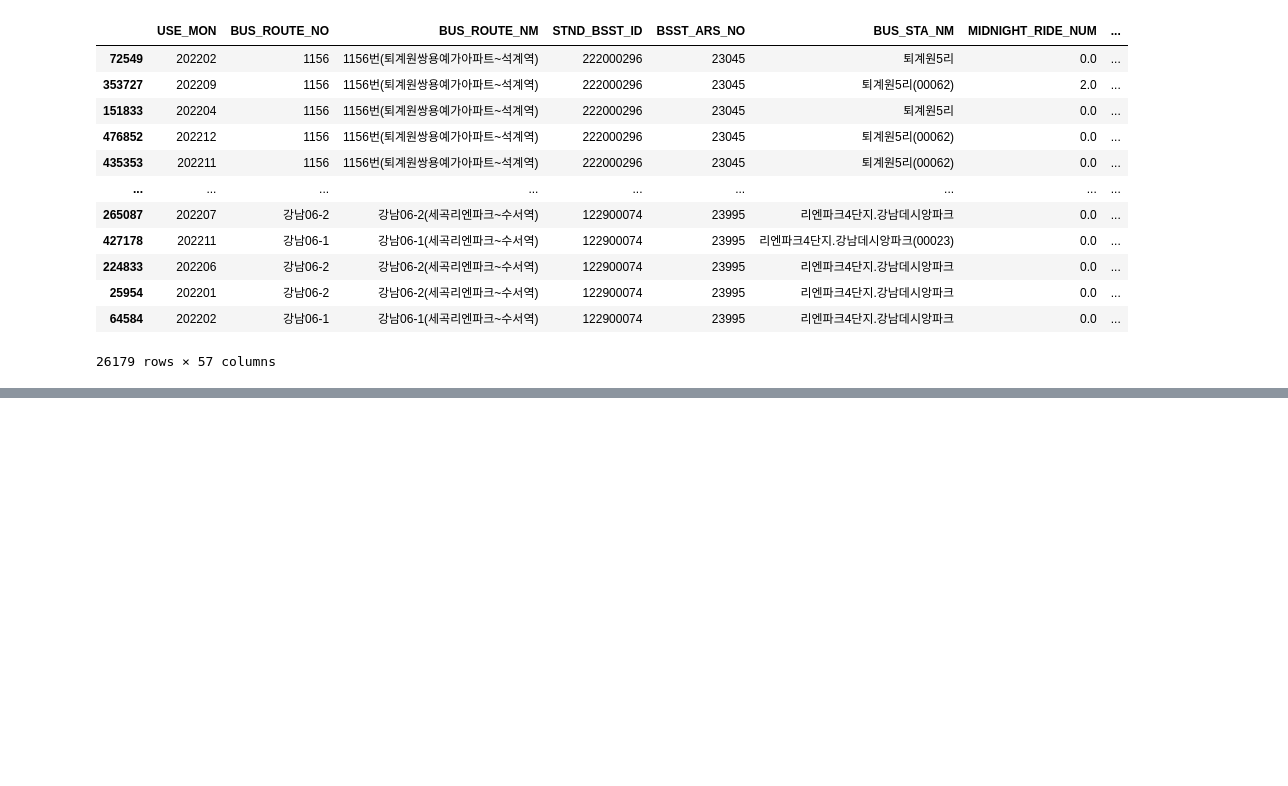
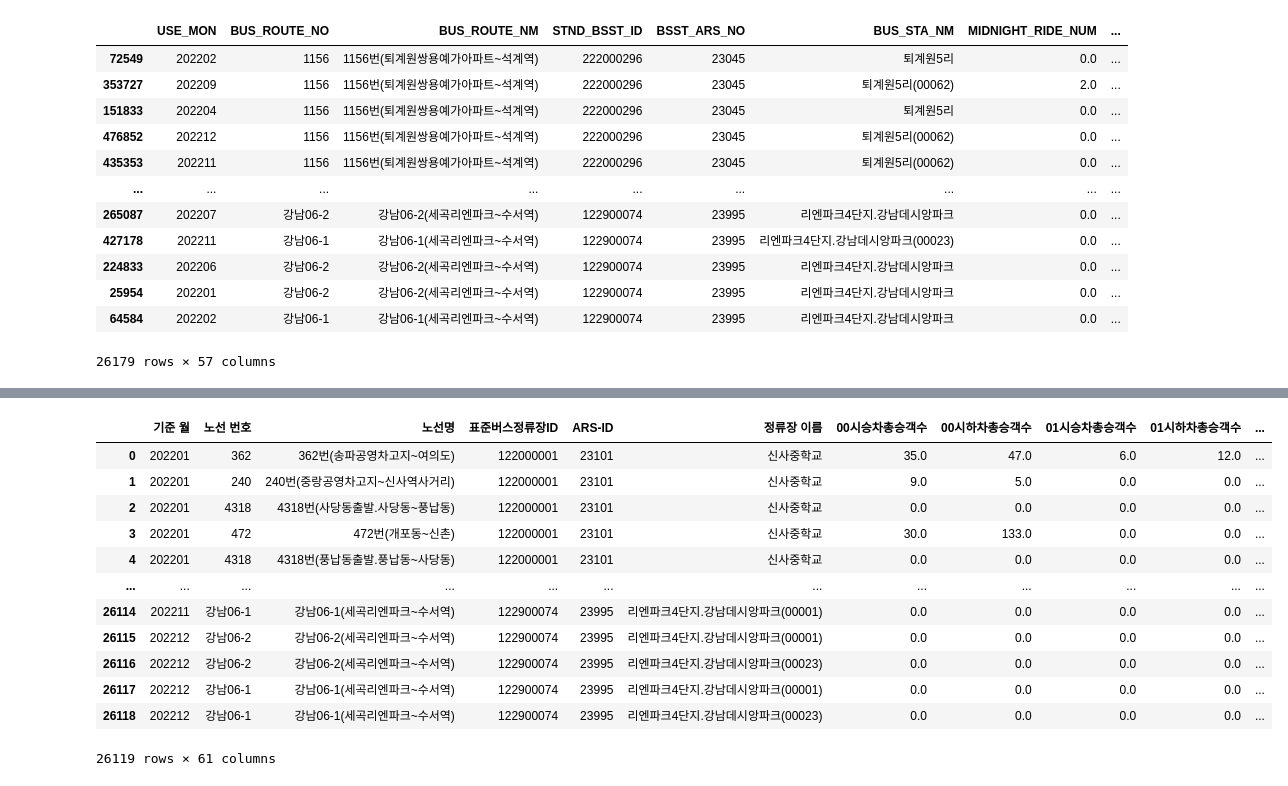
Before and after one commit to GyudongHan/Project_1, a Jupyter notebook: Untitled.ipynb, the cells around one changed output, grey strips where cells are left out. Saved outputs shown, nothing was run; the diff lists cells and outputs as text; code cells hidden in the pictures; blank space fills up the shorter version.

```diff
--- a/Untitled.ipynb
+++ b/Untitled.ipynb
@@ -140,0 +307,18 @@ check_df
+# %%
+temp_df.sort_values(by=['ARS-ID', '기준 월'], inplace=True)
+temp_df.reset_index(drop=True, inplace=True)
+temp_df
+# %% [output]
+|  | 기준 월 | 노선 번호 | 노선명 | 표준버스정류장ID | ARS-ID | 정류장 이름 | 00시승차총승객수 | 00시하차총승객수 | 01시승차총승객수 | 01시하차총승객수 | ... |
+| 0 | 202201 | 362 | 362번(송파공영차고지~여의도) | 122000001 | 23101 | 신사중학교 | 35.0 | 47.0 | 6.0 | 12.0 | ... |
+| 1 | 202201 | 240 | 240번(중랑공영차고지~신사역사거리) | 122000001 | 23101 | 신사중학교 | 9.0 | 5.0 | 0.0 | 0.0 | ... |
+| 2 | 202201 | 4318 | 4318번(사당동출발.사당동~풍납동) | 122000001 | 23101 | 신사중학교 | 0.0 | 0.0 | 0.0 | 0.0 | ... |
+| 3 | 202201 | 472 | 472번(개포동~신촌) | 122000001 | 23101 | 신사중학교 | 30.0 | 133.0 | 0.0 | 0.0 | ... |
+| 4 | 202201 | 4318 | 4318번(풍납동출발.풍납동~사당동) | 122000001 | 23101 | 신사중학교 | 0.0 | 0.0 | 0.0 | 0.0 | ... |
+| ... | ... | ... | ... | ... | ... | ... | ... | ... | ... | ... | ... |
+| 26114 | 202211 | 강남06-1 | 강남06-1(세곡리엔파크~수서역) | 122900074 | 23995 | 리엔파크4단지.강남데시앙파크(00001) | 0.0 | 0.0 | 0.0 | 0.0 | ... |
+| 26115 | 202212 | 강남06-2 | 강남06-2(세곡리엔파크~수서역) | 122900074 | 23995 | 리엔파크4단지.강남데시앙파크(00001) | 0.0 | 0.0 | 0.0 | 0.0 | ... |
+| 26116 | 202212 | 강남06-2 | 강남06-2(세곡리엔파크~수서역) | 122900074 | 23995 | 리엔파크4단지.강남데시앙파크(00023) | 0.0 | 0.0 | 0.0 | 0.0 | ... |
+| 26117 | 202212 | 강남06-1 | 강남06-1(세곡리엔파크~수서역) | 122900074 | 23995 | 리엔파크4단지.강남데시앙파크(00001) | 0.0 | 0.0 | 0.0 | 0.0 | ... |
+| 26118 | 202212 | 강남06-1 | 강남06-1(세곡리엔파크~수서역) | 122900074 | 23995 | 리엔파크4단지.강남데시앙파크(00023) | 0.0 | 0.0 | 0.0 | 0.0 | ... |
+26119 rows × 61 columns
```
Also changed, not shown: parts of 10 cells of this notebook, 1 other file.
